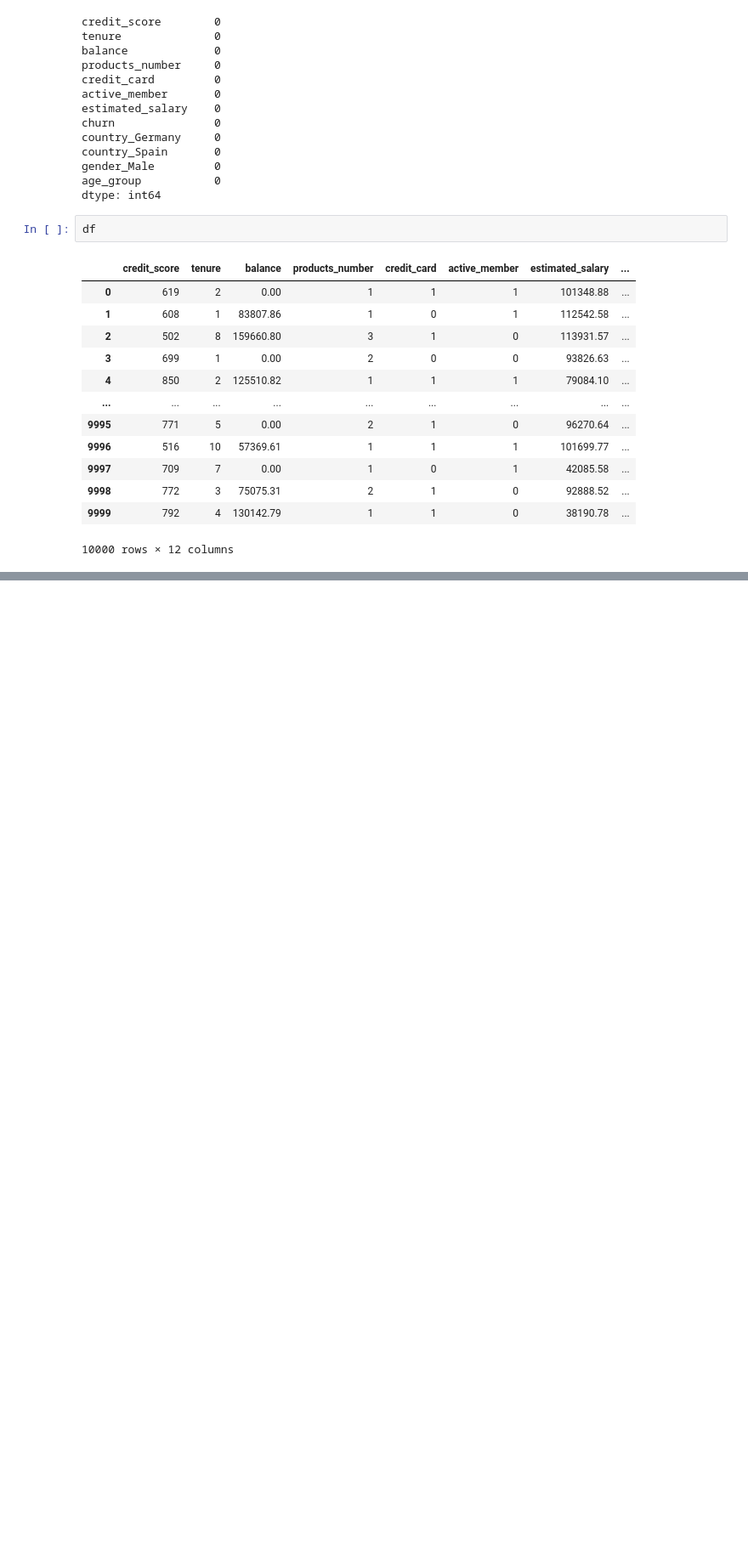
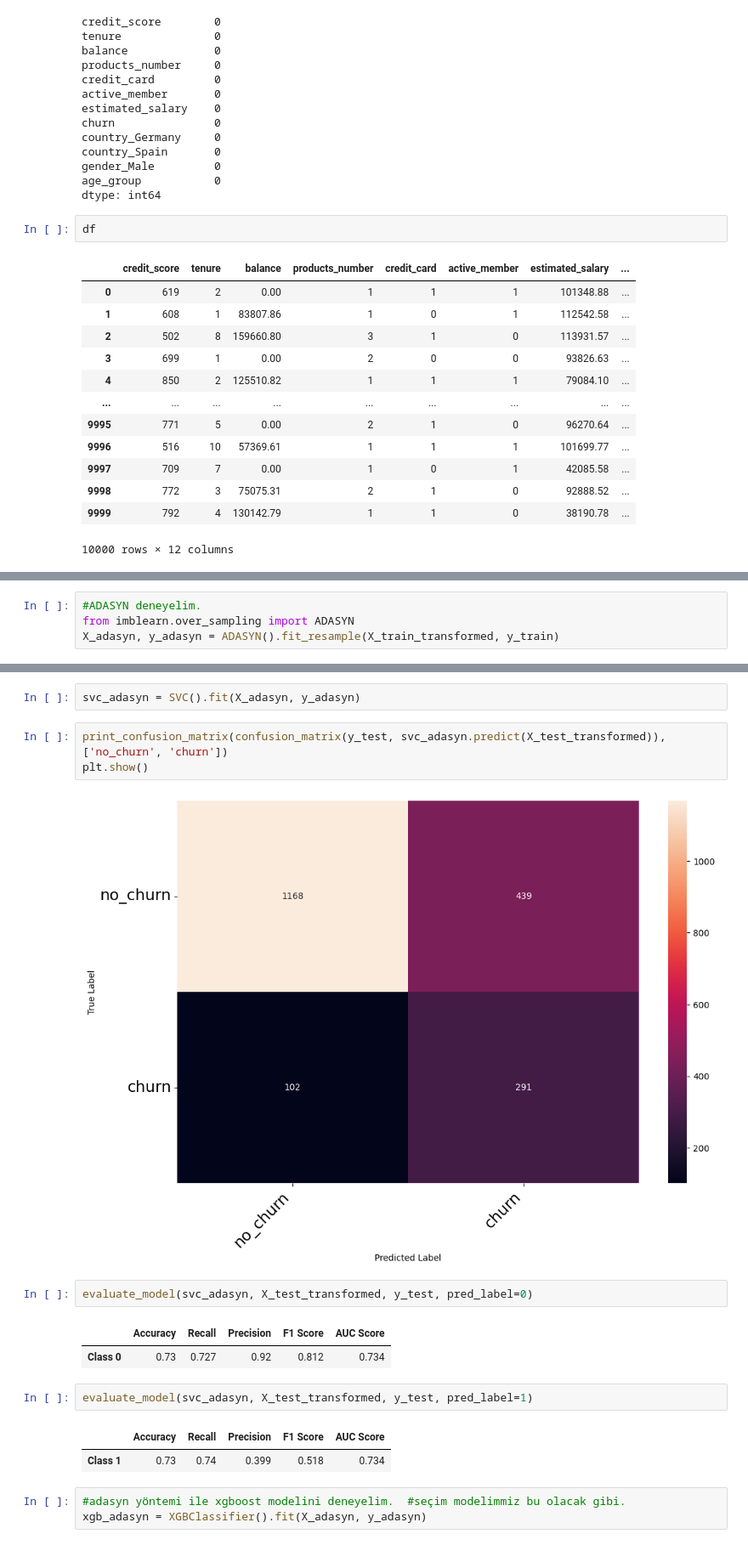
Before and after one commit to baharturgutinan/istdsa_bahar, a Jupyter notebook: ISTDSA_Bahar_Proje3.ipynb, the cells around one changed output, grey strips where cells are left out. Shown at 85% size. Drawn from its saved outputs; the diff is of its cells as text; blank space fills up the shorter version.

```diff
--- a/ISTDSA_Bahar_Proje3.ipynb
+++ b/ISTDSA_Bahar_Proje3.ipynb
@@ -245,0 +448,4 @@ df
+# %%
+#ADASYN deneyelim.
+from imblearn.over_sampling import ADASYN
+X_adasyn, y_adasyn = ADASYN().fit_resample(X_train_transformed, y_train)
@@ -245,0 +456,20 @@ df
+# %%
+svc_adasyn = SVC().fit(X_adasyn, y_adasyn)
+# %%
+print_confusion_matrix(confusion_matrix(y_test, svc_adasyn.predict(X_test_transformed)), ['no_churn', 'churn'])
+plt.show()
+# %% [output]
+[figure, added]
+# %%
+evaluate_model(svc_adasyn, X_test_transformed, y_test, pred_label=0)
+# %% [output]
+|  | Accuracy | Recall | Precision | F1 Score | AUC Score |
+| Class 0 | 0.73 | 0.727 | 0.92 | 0.812 | 0.734 |
+# %%
+evaluate_model(svc_adasyn, X_test_transformed, y_test, pred_label=1)
+# %% [output]
+|  | Accuracy | Recall | Precision | F1 Score | AUC Score |
+| Class 1 | 0.73 | 0.74 | 0.399 | 0.518 | 0.734 |
+# %%
+#adasyn yöntemi ile xgboost modelini deneyelim.  #seçim modelimmiz bu olacak gibi.
+xgb_adasyn = XGBClassifier().fit(X_adasyn, y_adasyn)
```
Also changed, not shown: parts of 36 cells of this notebook.
